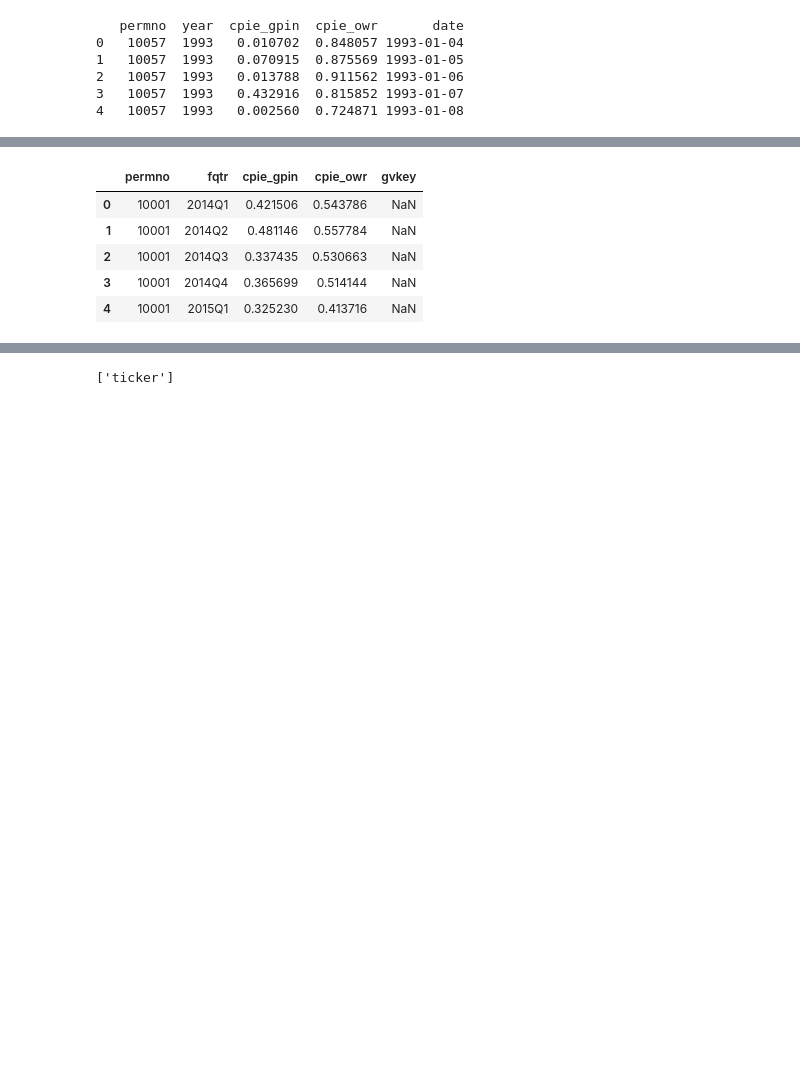
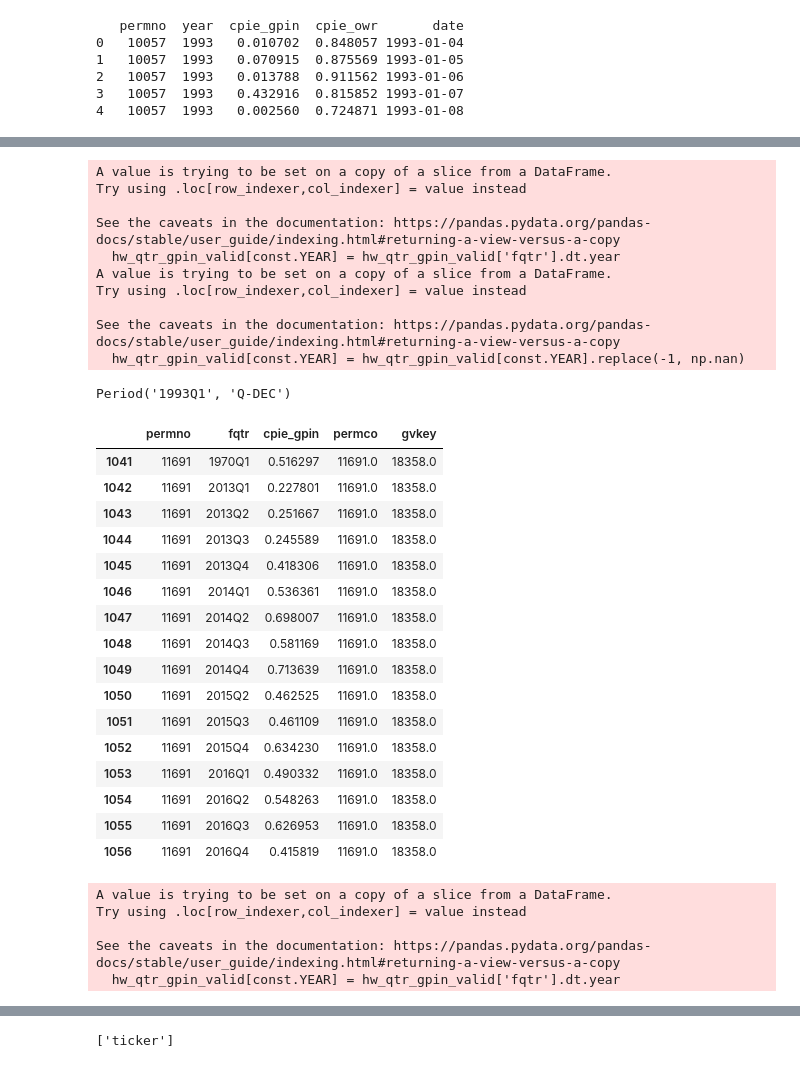
Before and after one commit to wangyouan/STOCKAct, a Jupyter notebook: Notebook/ConstructRegressionData.ipynb, the cells around one changed output, grey strips where cells are left out. Cells and saved outputs as stored; diff of their text form; code cells hidden in the pictures; blank space fills up the shorter version.

```diff
--- a/Notebook/ConstructRegressionData.ipynb
+++ b/Notebook/ConstructRegressionData.ipynb
@@ -306,5 +343,5 @@ annual_gpin_owr.rename(columns={'year': const.YEAR}, inplace=True)
 # %%
 quarter_gpin_owr = cpin_daily_full.groupby(['permno', 'fqtr']).agg({
     'cpie_gpin': 'mean',
-    'cpie_owr': 'mean',
+    # 'cpie_owr': 'mean',
 }).reset_index(drop=False)
@@ -314,8 +371,8 @@ annual_gpin_owr_link = annual_gpin_owr.merge(crsp_comp_link, left_on='permno', r
 # %%
 annual_gpin_owr_link['gvkey'] = pd.to_numeric(annual_gpin_owr_link['gvkey'], errors='coerce')
 # %%
-quarter_gpin_owr_link = quarter_gpin_owr.merge(crsp_comp_link.rename(columns={"permco": 'permno'}), left_on='permno', right_on='permno', how='left')
+quarter_gpin_owr_link = quarter_gpin_owr.merge(crsp_comp_link, left_on='permno', right_on='permco', how='left')
 quarter_gpin_owr_link['gvkey'] = pd.to_numeric(quarter_gpin_owr_link['gvkey'], errors='coerce')
 quarter_gpin_owr_link['permno'] = pd.to_numeric(quarter_gpin_owr_link['permno'], errors='coerce')
 
-quarter_gpin_owr_link.to_pickle(os.path.join(const.TEMP_PATH, 'cpin_gpin_owr_quarterly.pkl'))
+# quarter_gpin_owr_link.to_pickle(os.path.join(const.TEMP_PATH, 'cpin_gpin_owr_quarterly.pkl'))
@@ -322,9 +415,55 @@ quarter_gpin_owr_link.to_pickle(os.path.join(const.TEMP_PATH, 'cpin_gpin_owr_qua
 # %%
-quarter_gpin_owr_link.head()
+hw_qtr_gpin = hw_linkage_file.merge(quarter_gpin_owr_link.drop(['permno', 'permco'], axis=1).dropna(how='any'), right_on=['gvkey'], left_on=['gvkey'], how='left').merge(
+    quarter_gpin_owr_link.drop(['permno', 'gvkey'], axis=1).dropna(how='any'), right_on=['permco'], left_on=['permco'], how='left', suffixes=('', '_1')).merge(
+    quarter_gpin_owr_link.drop(['permco', 'gvkey'], axis=1).dropna(how='any'), right_on=['permno'], left_on=['permco'], how='left', suffixes=('', '_2'))
+
+key_to_drop = list()
+for key in ['fqtr', 'cpie_gpin']:
+    hw_qtr_gpin[key] = hw_qtr_gpin[key].fillna(hw_qtr_gpin[f'{key}_1']).fillna(hw_qtr_gpin[f'{key}_2'])
+    key_to_drop.extend([f'{key}_1', f'{key}_2'])
+
+hw_qtr_gpin.drop(key_to_drop, axis=1, inplace=True)
+
+hw_qtr_gpin_valid = hw_qtr_gpin.drop_duplicates(subset=['permco', 'fqtr'], keep='first')
+hw_qtr_gpin_valid[const.YEAR] = hw_qtr_gpin_valid['fqtr'].dt.year
+hw_qtr_gpin_valid[const.YEAR] = hw_qtr_gpin_valid[const.YEAR].replace(-1, np.nan)
+
+hw_qtr_gpin_valid.loc[hw_qtr_gpin_valid[const.YEAR] == 1970, 'fqtr'] = np.nan
+hw_qtr_gpin_valid.loc[hw_qtr_gpin_valid[const.YEAR] == 1970, 'cpie_gpin'] = np.nan
+hw_qtr_gpin_valid2 = hw_qtr_gpin_valid.drop(['permno', const.YEAR], axis=1).drop_duplicates(subset=['permco', 'fqtr'], keep='first')
+hw_qtr_gpin_valid2.to_csv(os.path.join(const.RESULT_PATH, '2010_2019_HW_QTR_GPIN.csv'), index=False)
 # %% [output]
-|  | permno | fqtr | cpie_gpin | cpie_owr | gvkey |
-| 0 | 10001 | 2014Q1 | 0.421506 | 0.543786 | NaN |
-| 1 | 10001 | 2014Q2 | 0.481146 | 0.557784 | NaN |
-| 2 | 10001 | 2014Q3 | 0.337435 | 0.530663 | NaN |
-| 3 | 10001 | 2014Q4 | 0.365699 | 0.514144 | NaN |
-| 4 | 10001 | 2015Q1 | 0.325230 | 0.413716 | NaN |
+A value is trying to be set on a copy of a slice from a DataFrame.
+Try using .loc[row_indexer,col_indexer] = value instead
+
+See the caveats in the documentation: https://pandas.pydata.org/pandas-docs/stable/user_guide/indexing.html#returning-a-view-versus-a-copy
+  hw_qtr_gpin_valid[const.YEAR] = hw_qtr_gpin_valid['fqtr'].dt.year
+A value is trying to be set on a copy of a slice from a DataFrame.
+Try using .loc[row_indexer,col_indexer] = value instead
+
+See the caveats in the documentation: https://pandas.pydata.org/pandas-docs/stable/user_guide/indexing.html#returning-a-view-versus-a-copy
+  hw_qtr_gpin_valid[const.YEAR] = hw_qtr_gpin_valid[const.YEAR].replace(-1, np.nan)
+# %%
+hw_qtr_gpin['fqtr'].min()
+# %% [output]
+Period('1993Q1', 'Q-DEC')
+# %%
+quarter_gpin_owr_link.loc[quarter_gpin_owr_link['permno'] == 11691]
+# %% [output]
+|  | permno | fqtr | cpie_gpin | permco | gvkey |
+| 1041 | 11691 | 1970Q1 | 0.516297 | 11691.0 | 18358.0 |
+| 1042 | 11691 | 2013Q1 | 0.227801 | 11691.0 | 18358.0 |
+| 1043 | 11691 | 2013Q2 | 0.251667 | 11691.0 | 18358.0 |
+| 1044 | 11691 | 2013Q3 | 0.245589 | 11691.0 | 18358.0 |
+| 1045 | 11691 | 2013Q4 | 0.418306 | 11691.0 | 18358.0 |
+| 1046 | 11691 | 2014Q1 | 0.536361 | 11691.0 | 18358.0 |
+| 1047 | 11691 | 2014Q2 | 0.698007 | 11691.0 | 18358.0 |
+| 1048 | 11691 | 2014Q3 | 0.581169 | 11691.0 | 18358.0 |
+| 1049 | 11691 | 2014Q4 | 0.713639 | 11691.0 | 18358.0 |
+| 1050 | 11691 | 2015Q2 | 0.462525 | 11691.0 | 18358.0 |
+| 1051 | 11691 | 2015Q3 | 0.461109 | 11691.0 | 18358.0 |
+| 1052 | 11691 | 2015Q4 | 0.634230 | 11691.0 | 18358.0 |
+| 1053 | 11691 | 2016Q1 | 0.490332 | 11691.0 | 18358.0 |
+| 1054 | 11691 | 2016Q2 | 0.548263 | 11691.0 | 18358.0 |
+| 1055 | 11691 | 2016Q3 | 0.626953 | 11691.0 | 18358.0 |
+| 1056 | 11691 | 2016Q4 | 0.415819 | 11691.0 | 18358.0 |
@@ -330,0 +477,9 @@ quarter_gpin_owr_link.head()
+# %%
+hw_qtr_gpin_valid = hw_qtr_gpin.drop_duplicates(subset=['permco', 'fqtr'], keep='first')
+hw_qtr_gpin_valid[const.YEAR] = hw_qtr_gpin_valid['fqtr'].dt.year
+# %% [output]
+A value is trying to be set on a copy of a slice from a DataFrame.
+Try using .loc[row_indexer,col_indexer] = value instead
+
+See the caveats in the documentation: https://pandas.pydata.org/pandas-docs/stable/user_guide/indexing.html#returning-a-view-versus-a-copy
+  hw_qtr_gpin_valid[const.YEAR] = hw_qtr_gpin_valid['fqtr'].dt.year
```
Also changed, not shown: parts of 15 cells of this notebook, 1 other file.
